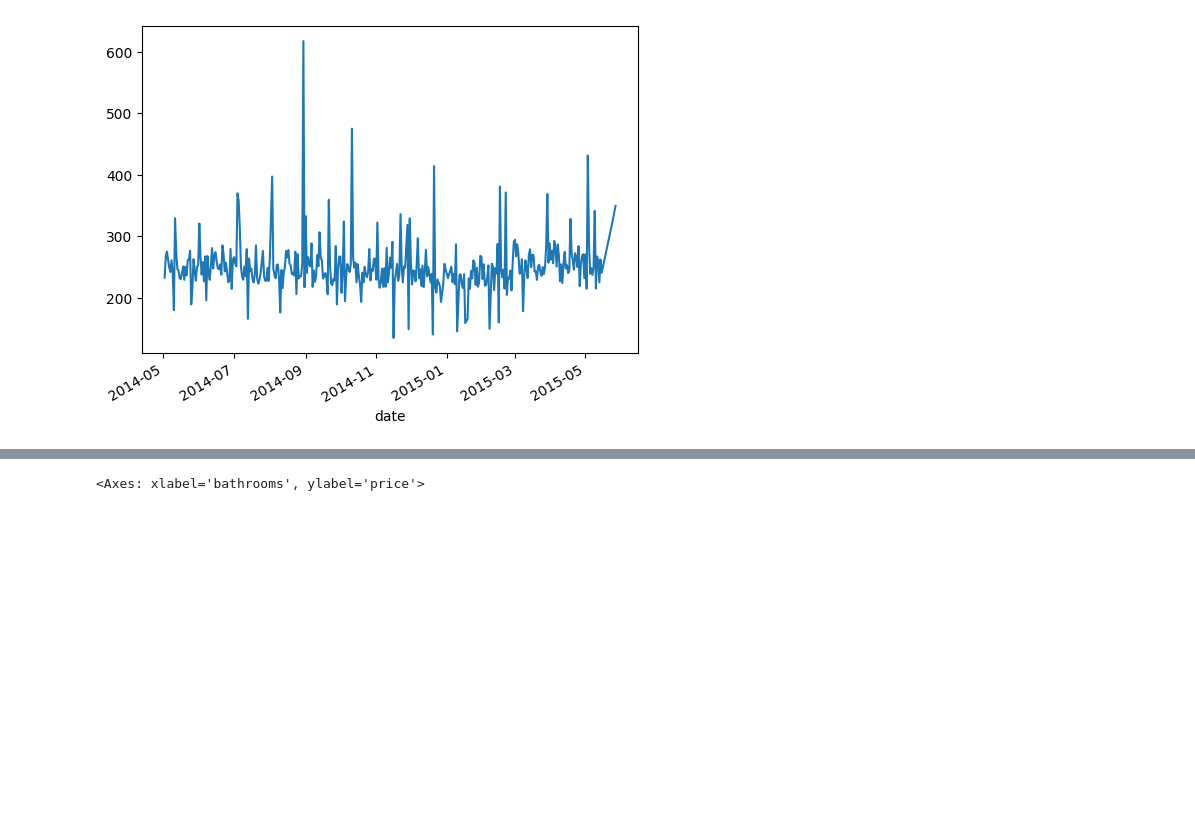
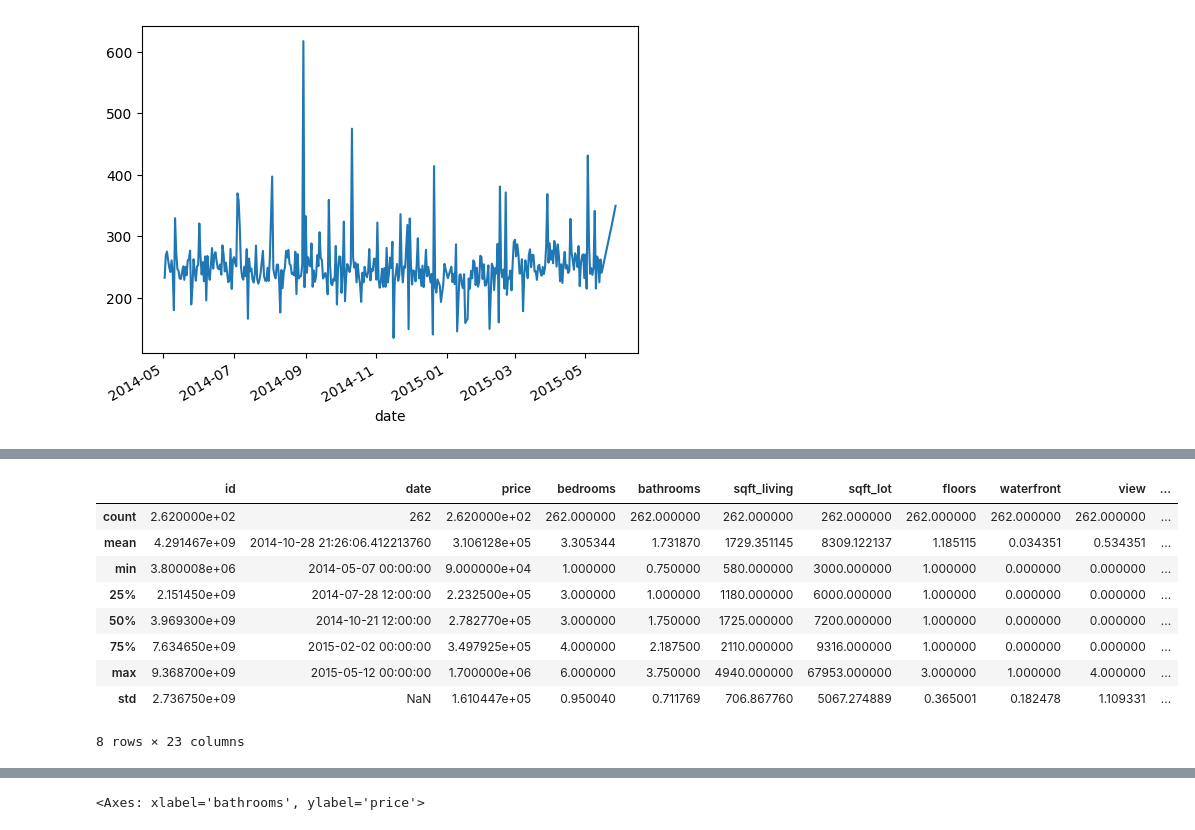
Before and after one commit to sherryyhyu/schulich_data_science, a Jupyter notebook: my_notebook.ipynb, the cells around one changed output, grey strips where cells are left out. Drawn from its saved outputs; the diff is of its cells as text; code cells hidden in the pictures; blank space fills up the shorter version.

```diff
--- a/my_notebook.ipynb
+++ b/my_notebook.ipynb
@@ -207,2 +222,15 @@ df[df['zipcode']==98178]
+# %%
+df[df['zipcode']==98178].describe()
+# %% [output]
+|  | id | date | price | bedrooms | bathrooms | sqft_living | sqft_lot | floors | waterfront | view | ... |
+| count | 2.620000e+02 | 262 | 2.620000e+02 | 262.000000 | 262.000000 | 262.000000 | 262.000000 | 262.000000 | 262.000000 | 262.000000 | ... |
+| mean | 4.291467e+09 | 2014-10-28 21:26:06.412213760 | 3.106128e+05 | 3.305344 | 1.731870 | 1729.351145 | 8309.122137 | 1.185115 | 0.034351 | 0.534351 | ... |
+| min | 3.800008e+06 | 2014-05-07 00:00:00 | 9.000000e+04 | 1.000000 | 0.750000 | 580.000000 | 3000.000000 | 1.000000 | 0.000000 | 0.000000 | ... |
+| 25% | 2.151450e+09 | 2014-07-28 12:00:00 | 2.232500e+05 | 3.000000 | 1.000000 | 1180.000000 | 6000.000000 | 1.000000 | 0.000000 | 0.000000 | ... |
+| 50% | 3.969300e+09 | 2014-10-21 12:00:00 | 2.782770e+05 | 3.000000 | 1.750000 | 1725.000000 | 7200.000000 | 1.000000 | 0.000000 | 0.000000 | ... |
+| 75% | 7.634650e+09 | 2015-02-02 00:00:00 | 3.497925e+05 | 4.000000 | 2.187500 | 2110.000000 | 9316.000000 | 1.000000 | 0.000000 | 0.000000 | ... |
+| max | 9.368700e+09 | 2015-05-12 00:00:00 | 1.700000e+06 | 6.000000 | 3.750000 | 4940.000000 | 67953.000000 | 3.000000 | 1.000000 | 4.000000 | ... |
+| std | 2.736750e+09 | NaN | 1.610447e+05 | 0.950040 | 0.711769 | 706.867760 | 5067.274889 | 0.365001 | 0.182478 | 1.109331 | ... |
+8 rows × 23 columns
 # %%
 med_by_zipcode = df.groupby('zipcode')['price_per_sqft'].median()
```
Also changed, not shown: parts of 11 cells of this notebook.
